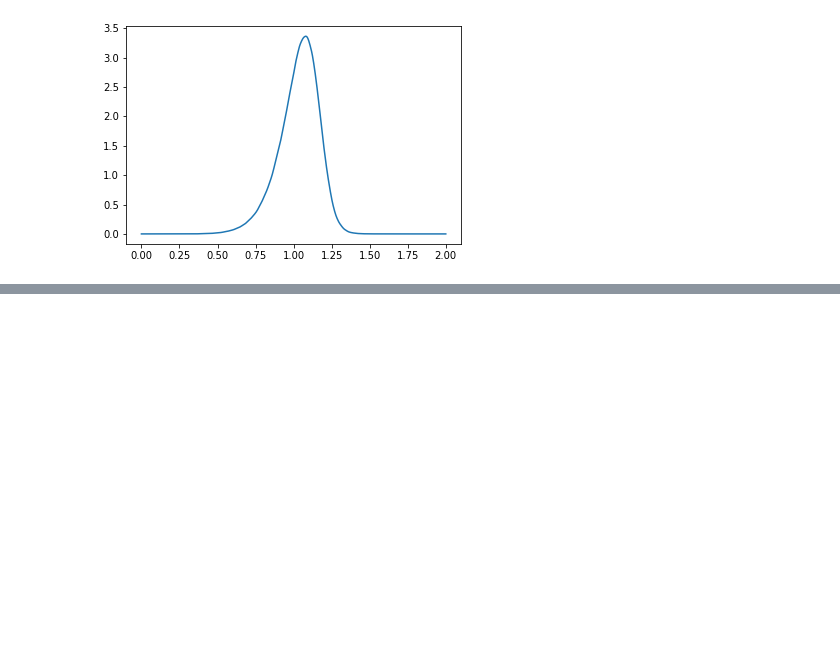
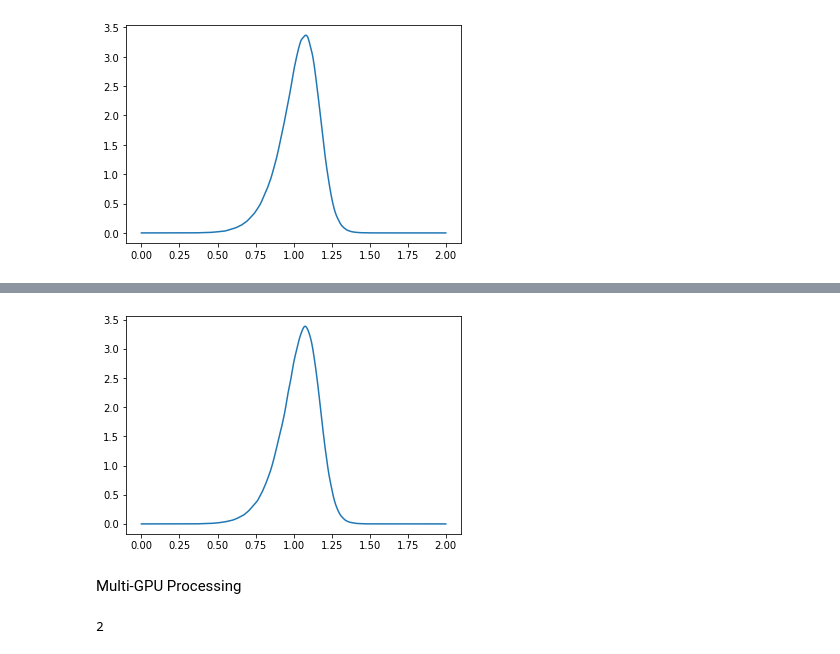
Before and after one commit to michaelnowotny/cocos, a Jupyter notebook: notebooks/Getting Started.ipynb, the cells around one changed output, grey strips where cells are left out. Saved outputs shown, nothing was run; the diff lists cells and outputs as text; code cells hidden in the pictures; blank space fills up the shorter version.

Commit message:
- refactored batched evaluation of gaussian kde - began adding multi gpu support to gaussian kde

```diff
--- a/notebooks/Getting Started.ipynb
+++ b/notebooks/Getting Started.ipynb
@@ -360,7 +365,7 @@ from cocos.scientific.kde import gaussian_kde, evaluate_gaussian_kde_in_batches
 # %%
 gaussian_kde_cpu = gaussian_kde(numpy.exp(x_simulated_cpu), gpu=False)
 # %%
-gaussian_kde_gpu = gaussian_kde(numpy.exp(x_simulated_cpu), gpu=True)
+gaussian_kde_gpu = gaussian_kde(numpy.exp(x_simulated_gpu), gpu=True)
 # %% [markdown]
 Generate grid at which to evaluate the simulated equity index prices
 # %%
@@ -391,0 +397,11 @@ GPU speedup: 10.729220667814658
+# %%
+with Timer() as kde_gpu_timer:
+    kernel_density_estimate_gpu_2 = \
+        gaussian_kde_gpu.evaluate_in_batches(points=numpy.atleast_2d(grid),
+                                             maximum_number_of_elements_per_batch=5000000)
+plt.plot(grid, kernel_density_estimate_gpu_2, label='gaussian kernel density estimated using Cocos')
+del kernel_density_estimate_gpu_2
+# %% [output]
+[figure, added]
+# %% [markdown]
+Multi-GPU Processing
@@ -391,0 +416,5 @@ GPU speedup: 10.729220667814658
+# %%
+gpu_pool = ComputeDevicePool(multiprocessing_pool_type=MultiprocessingPoolType.LOKY)
+gpu_pool.number_of_devices
+# %% [output]
+2
```
Also changed, not shown: parts of 19 cells of this notebook, 2 other files.
